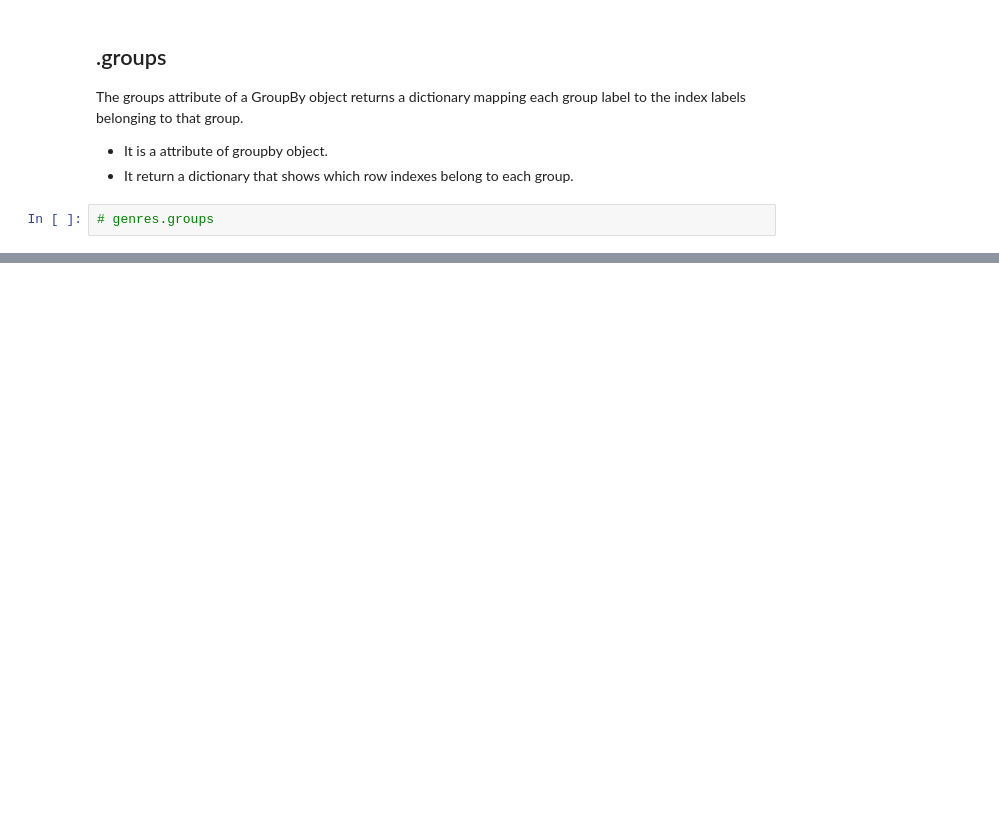
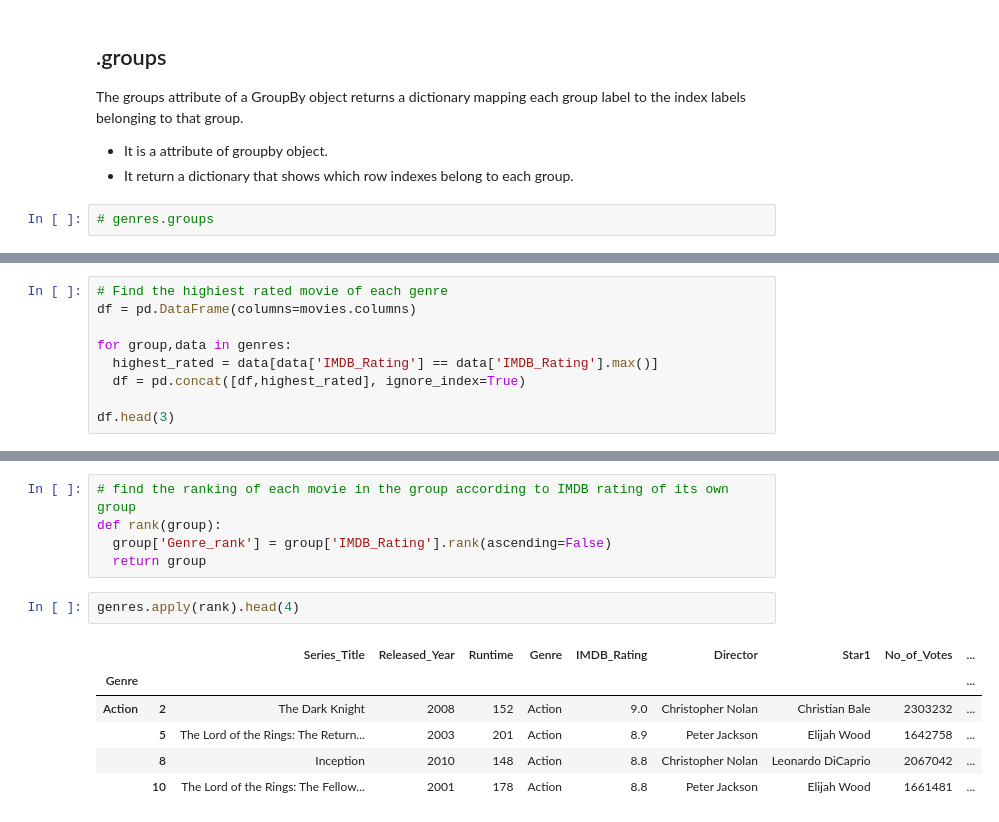
Before and after one commit to Amjad-Bin-Aslam/Data-Analysis-Portfolio, a Jupyter notebook: 05_Pandas/03_Pandas_Exercise.ipynb, the cells around one changed output, grey strips where cells are left out. Saved outputs shown, nothing was run; the diff lists cells and outputs as text; blank space fills up the shorter version.

```diff
--- a/05_Pandas/03_Pandas_Exercise.ipynb
+++ b/05_Pandas/03_Pandas_Exercise.ipynb
@@ -206,0 +267,9 @@ The groups attribute of a GroupBy object returns a dictionary mapping each group
+# %%
+# Find the highiest rated movie of each genre
+df = pd.DataFrame(columns=movies.columns)
+
+for group,data in genres:
+  highest_rated = data[data['IMDB_Rating'] == data['IMDB_Rating'].max()]
+  df = pd.concat([df,highest_rated], ignore_index=True)
+
+df.head(3)
@@ -206,0 +296,14 @@ The groups attribute of a GroupBy object returns a dictionary mapping each group
+# %%
+# find the ranking of each movie in the group according to IMDB rating of its own group
+def rank(group):
+  group['Genre_rank'] = group['IMDB_Rating'].rank(ascending=False)
+  return group
+# %%
+genres.apply(rank).head(4)
+# %% [output]
+|  |  | Series_Title | Released_Year | Runtime | Genre | IMDB_Rating | Director | Star1 | No_of_Votes | ... |
+| Genre |  |  |  |  |  |  |  |  |  | ... |
+| Action | 2 | The Dark Knight | 2008 | 152 | Action | 9.0 | Christopher Nolan | Christian Bale | 2303232 | ... |
+|  | 5 | The Lord of the Rings: The Return... | 2003 | 201 | Action | 8.9 | Peter Jackson | Elijah Wood | 1642758 | ... |
+|  | 8 | Inception | 2010 | 148 | Action | 8.8 | Christopher Nolan | Leonardo DiCaprio | 2067042 | ... |
+|  | 10 | The Lord of the Rings: The Fellow... | 2001 | 178 | Action | 8.8 | Peter Jackson | Elijah Wood | 1661481 | ... |
```
Also changed, not shown: parts of 10 cells of this notebook.
